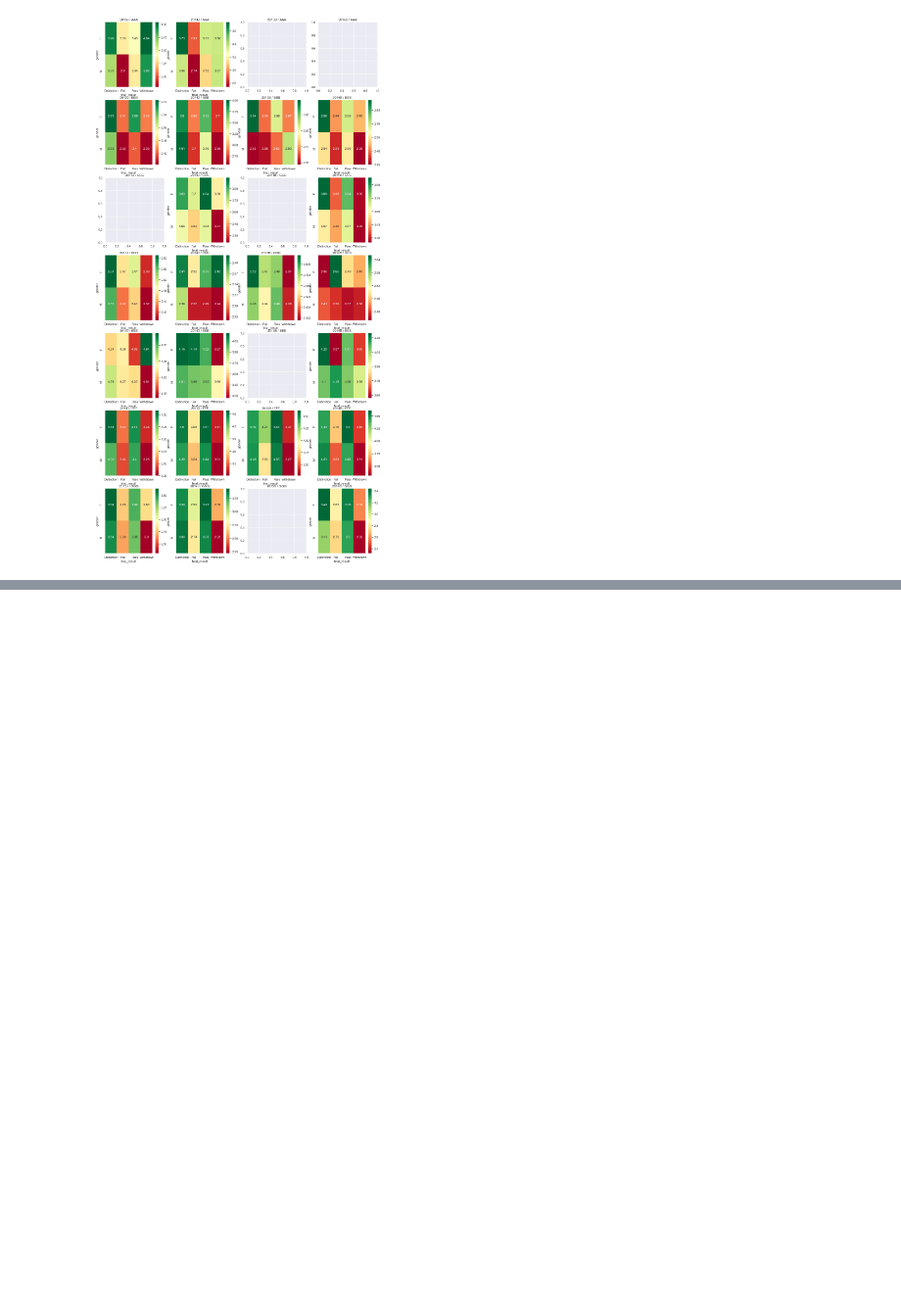
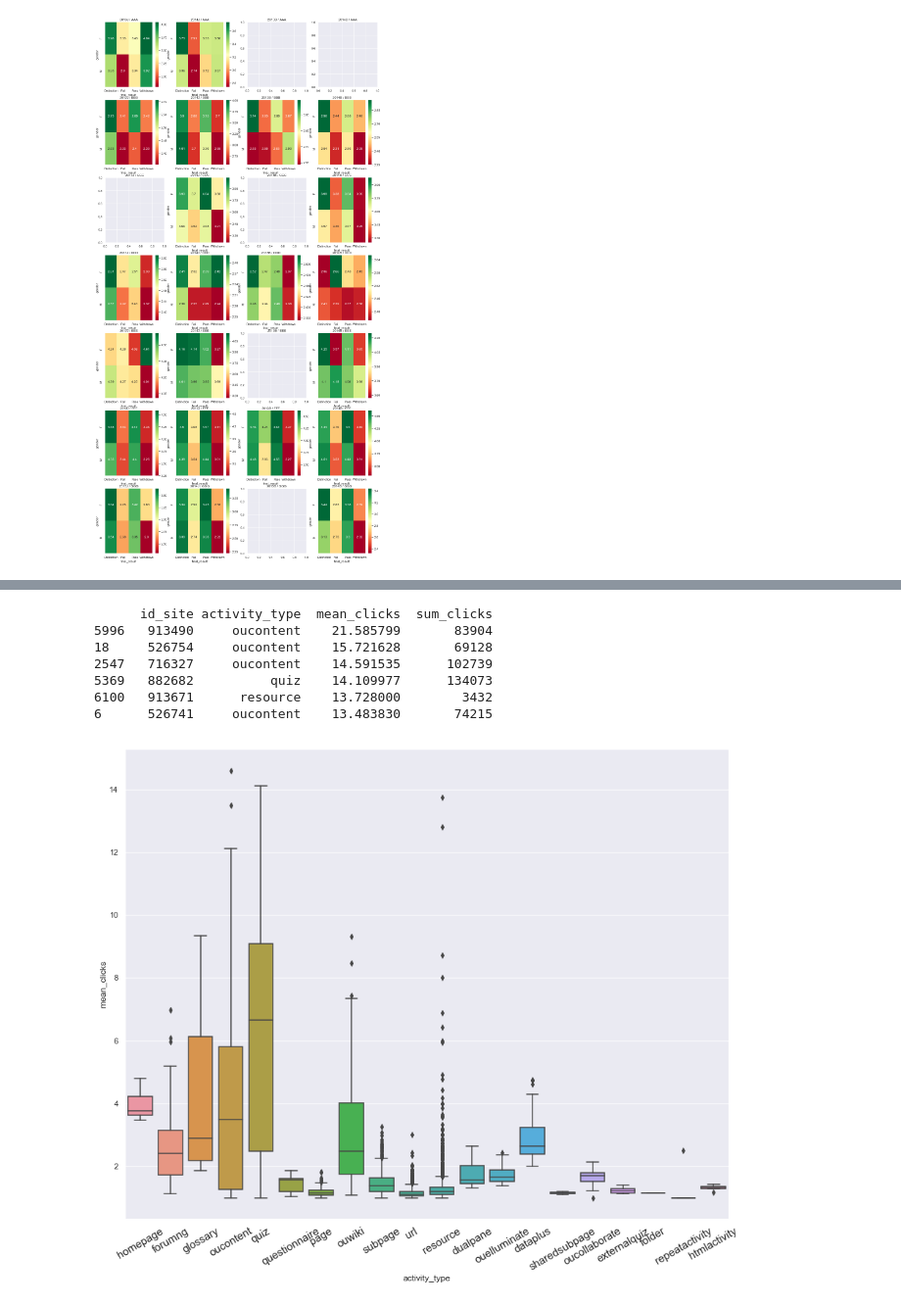
Before and after one commit to gogoladzetedo/Open_University_Analytics, a Jupyter notebook: analysis.ipynb, the cells around one changed output, grey strips where cells are left out. Shown at 98% size. Drawn from its saved outputs; the diff is of its cells as text; code cells hidden in the pictures; blank space fills up the shorter version.

```diff
--- a/analysis.ipynb
+++ b/analysis.ipynb
@@ -6,6 +6,7 @@ import pandas as pd
 import matplotlib.pyplot as plt
 import seaborn as sns
 
+vle = pd.read_csv('vle.csv')
 
 assessments = pd.read_csv('assessments.csv')
 #print(assessments.head(3))
@@ -258,0 +286,38 @@ variable_results('code_module', 'code_presentation', 'gender', results_aged)
+# %%
+
+# merge tables - add vle detailed information onto studentVle.
+
+vle_details = pd.merge(studentVle,
+                        vle,
+                        how = 'left',
+                        left_on = ['code_module', 'code_presentation', 'id_site'],
+                        right_on = ['code_module', 'code_presentation', 'id_site'])
+
+
+# Group activities for each site. aggregate mean and sum of the clicks.
+vle_activity_totals  = vle_details.groupby(['id_site', 'activity_type']).agg({'sum_click': ['mean', 'sum']})
+vle_activity_totals.reset_index(level= [0,1], inplace=True)
+vle_activity_totals.columns = ['id_site', 'activity_type', 'mean_clicks', 'sum_clicks']
+
+# Sites with top average activities
+print(vle_activity_totals.sort_values('mean_clicks', ascending = False).head(6))
+
+
+#Mean number of clicks on sites. each point represents site_id and mean activities on that.
+# Boxplot shows popularity (in terms of clicks) of these sites, groupped by categories.
+sns.set(rc={'figure.figsize':(15,12)})
+g = sns.boxplot(x = vle_activity_totals[vle_activity_totals['mean_clicks'] <= 15].activity_type,
+                y = vle_activity_totals[vle_activity_totals['mean_clicks'] <= 15].mean_clicks)
+g.set_xticklabels(g.get_xticklabels(), rotation=30, size = 15)
+
+fig = g.get_figure()
+fig.savefig('interactions.png', bbox_inches='tight')
+# %% [output]
+      id_site activity_type  mean_clicks  sum_clicks
+5996   913490     oucontent    21.585799       83904
+18     526754     oucontent    15.721628       69128
+2547   716327     oucontent    14.591535      102739
+5369   882682          quiz    14.109977      134073
+6100   913671      resource    13.728000        3432
+6      526741     oucontent    13.483830       74215
+[figure, added]
```
Also changed, not shown: parts of 17 cells of this notebook, 1 other file.
